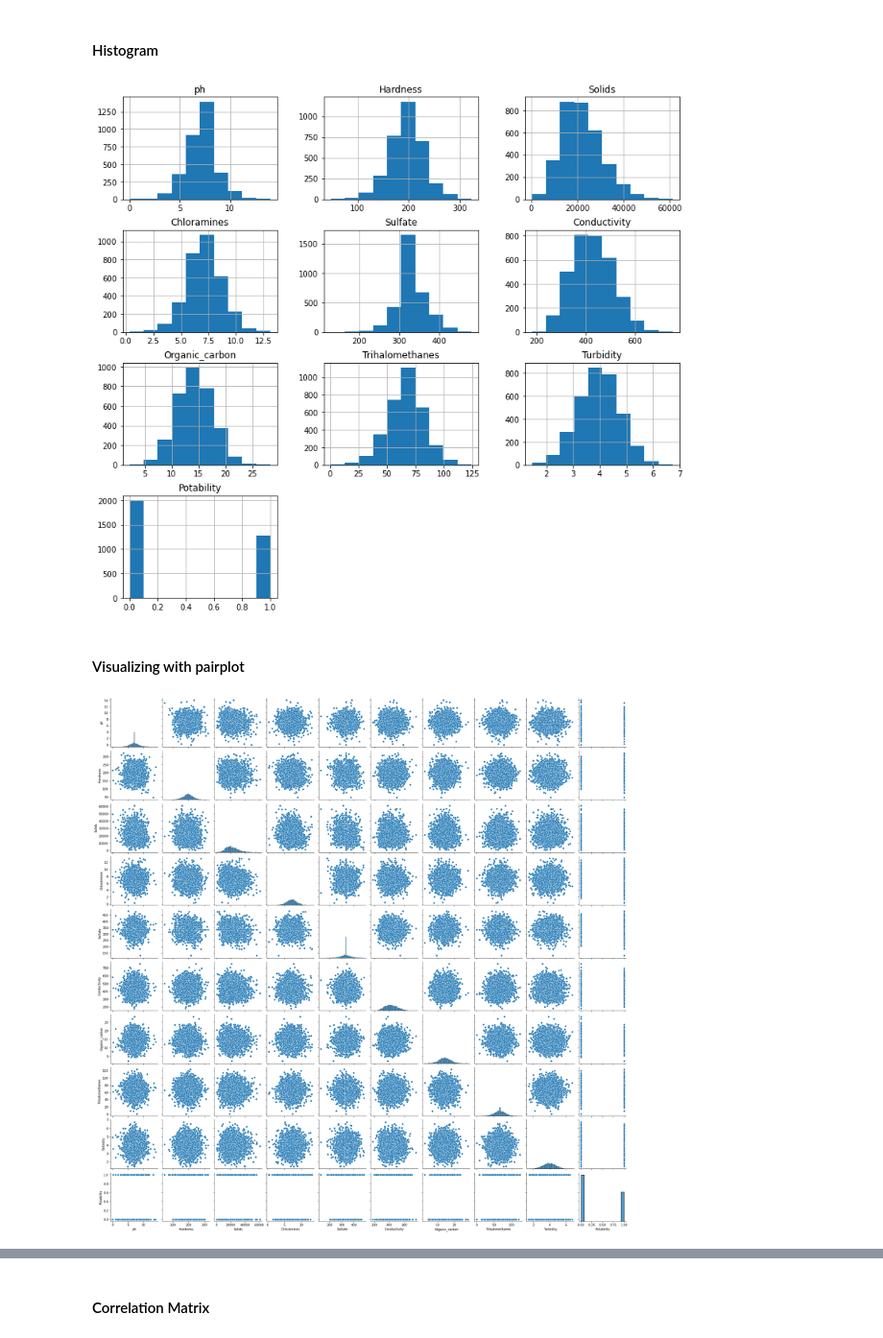
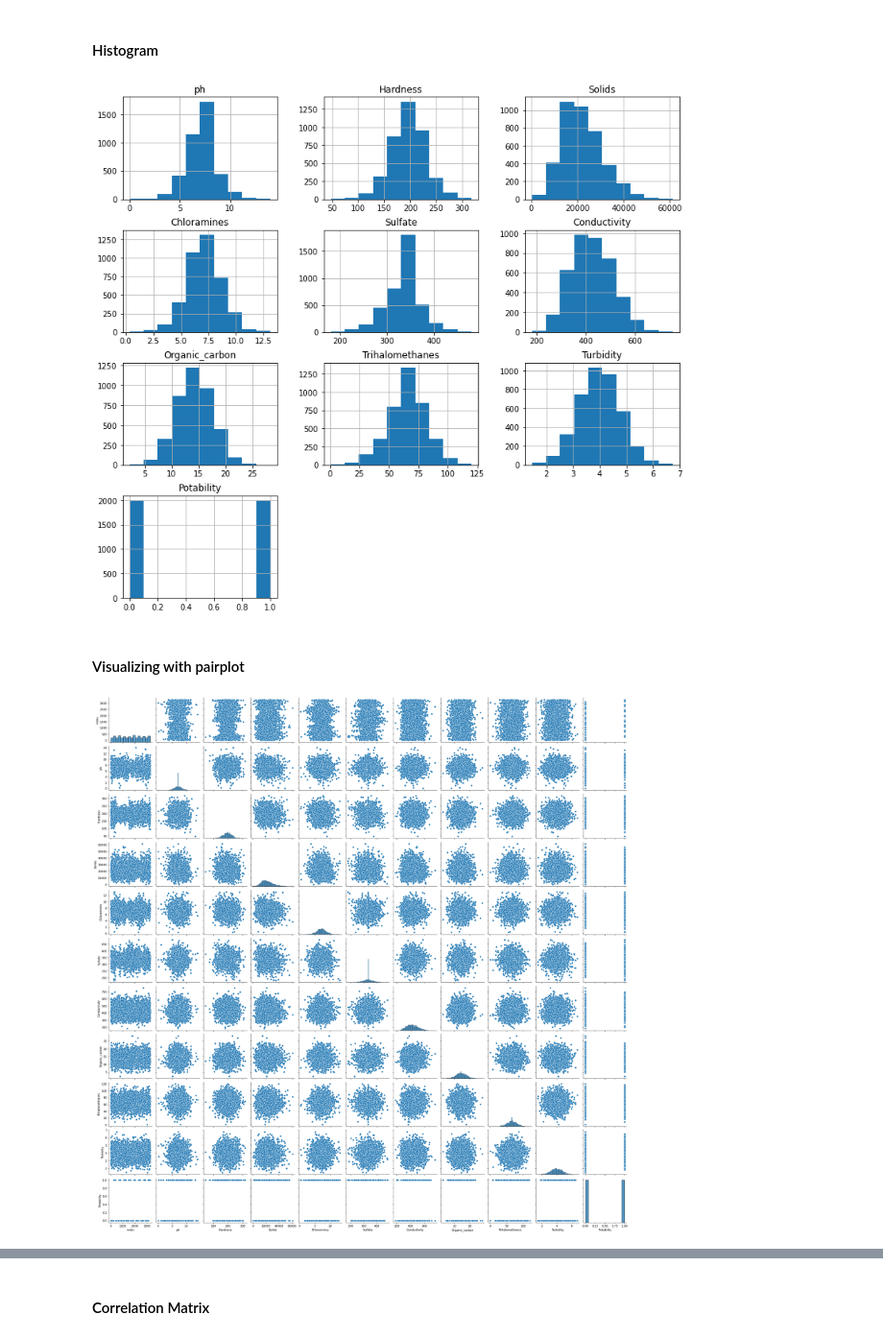
Before and after one commit to thesua7/Water-Potability-Prediction, a Jupyter notebook: Water Quality Prediction.ipynb, the cells around one changed output, grey strips where cells are left out. Shown at 96% size. Drawn from its saved outputs; the diff is of its cells as text; code cells hidden in the pictures.

```diff
--- a/Water Quality Prediction.ipynb
+++ b/Water Quality Prediction.ipynb
@@ -78,7 +78,13 @@ Turbidity            0
 Potability           0
 dtype: int64
 # %%
-data.fillna(data.mean(),inplace=True) # Filling missing datas
+# Here, we see that the median for Potability 1 and 0 are both, we can fill the missing values with the median
+
+data[data['Potability']==0][['ph','Sulfate','Trihalomethanes']].median()
+data[data['Potability']==1][['ph','Sulfate','Trihalomethanes']].median()
+data['ph'].fillna(value=data['ph'].median(),inplace=True)
+data['Sulfate'].fillna(value=data['Sulfate'].median(),inplace=True)
+data['Trihalomethanes'].fillna(value=data['Trihalomethanes'].median(),inplace=True)
 # %%
 data.isnull().sum()
 # %% [output]
@@ -160,3 +166,15 @@ data.Potability.value_counts().plot(kind="bar", color=["orange", "salmon"])
 mplt.show()
 # %% [output]
 [figure]
+# %%
+zero  = data[data['Potability']==0]   #zero values in Potability column
+one = data[data['Potability']==1]  # one values in Potability column
+from sklearn.utils import resample
+#minority class that  is 1, we need to upsample/increase that class so that there is no bias
+#n_samples = 1998 means we want 1998 sample of class 1, since there are 1998 samples of class 0
+df_minority_upsampled = resample(one, replace = True, n_samples = 1998)
+#concatenate
+data = pd.concat([zero, df_minority_upsampled])
+
+from sklearn.utils import shuffle
+data = shuffle(data) # shuffling so that there is particular sequence
@@ -171,11 +200,12 @@ data.boxplot(figsize=(14,7))
 data.hist(figsize=(13,12))
 mplt.show()
 # %% [output]
-[figure, old version]
+[figure, new version]
 # %% [markdown]
 #### Visualizing with pairplot
 # %%
+data.reset_index(inplace=True)
 sns.pairplot(data)
 mplt.show()
 # %% [output]
-[figure, old version]
+[figure, new version]
```
Also changed, not shown: parts of 44 cells of this notebook.
